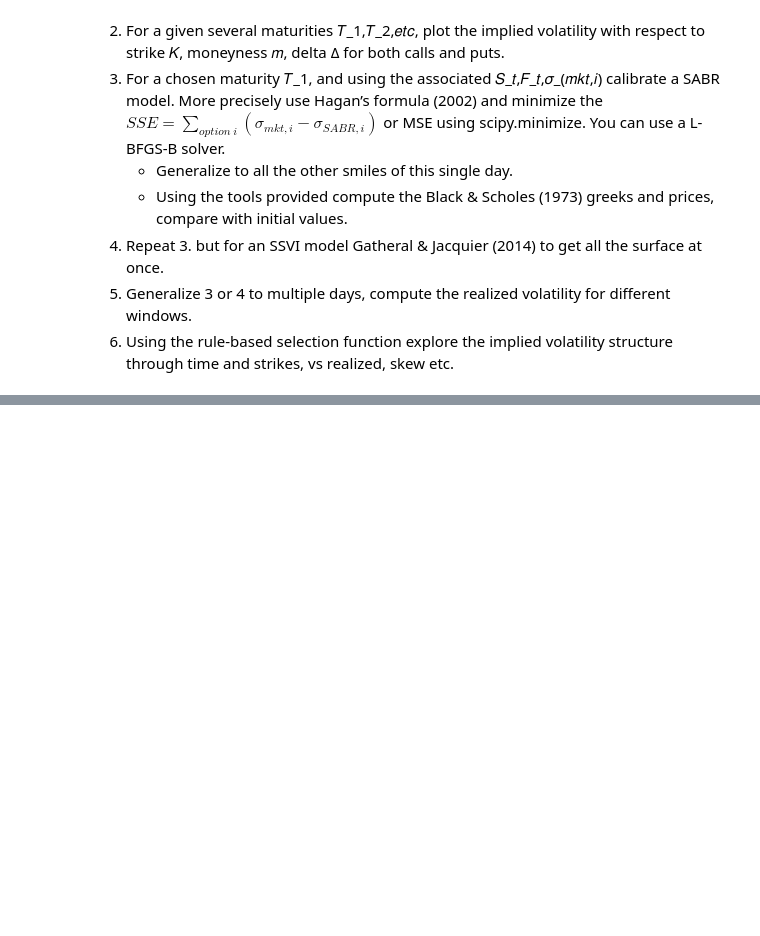
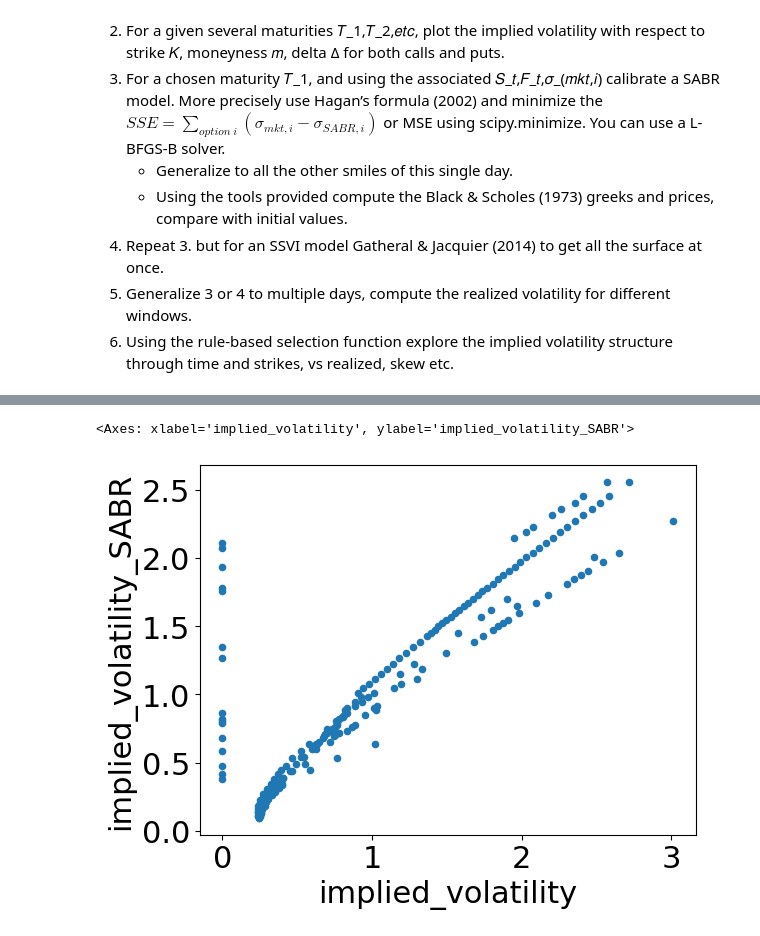
Before and after one commit to BaptisteZloch/Dauphine-Lecture-Volatility, a Jupyter notebook: notebooks/Lecture_2.ipynb, the cells around one changed output, grey strips where cells are left out. Drawn from its saved outputs; the diff is of its cells as text; code cells hidden in the pictures; blank space fills up the shorter version.

```diff
--- a/notebooks/Lecture_2.ipynb
+++ b/notebooks/Lecture_2.ipynb
@@ -52,0 +184,5 @@ df_options.head()
+# %%
+df_single_expiry['implied_volatility_SABR'] =  hagan_vol(params, df_single_expiry['forward'],
+                                                        df_single_expiry['strike'],
+                                                        df_single_expiry['day_to_expiration']/252)
+df_single_expiry[['implied_volatility_SABR',"implied_volatility"]]
@@ -52,0 +203,6 @@ df_options.head()
+# %%
+df_single_expiry[['implied_volatility_SABR',"implied_volatility"]].plot.scatter(x="implied_volatility",
+                                                                                y="implied_volatility_SABR")
+# %% [output]
+<Axes: xlabel='implied_volatility', ylabel='implied_volatility_SABR'>
+[figure, added]
```
Also changed, not shown: parts of 14 cells of this notebook.
